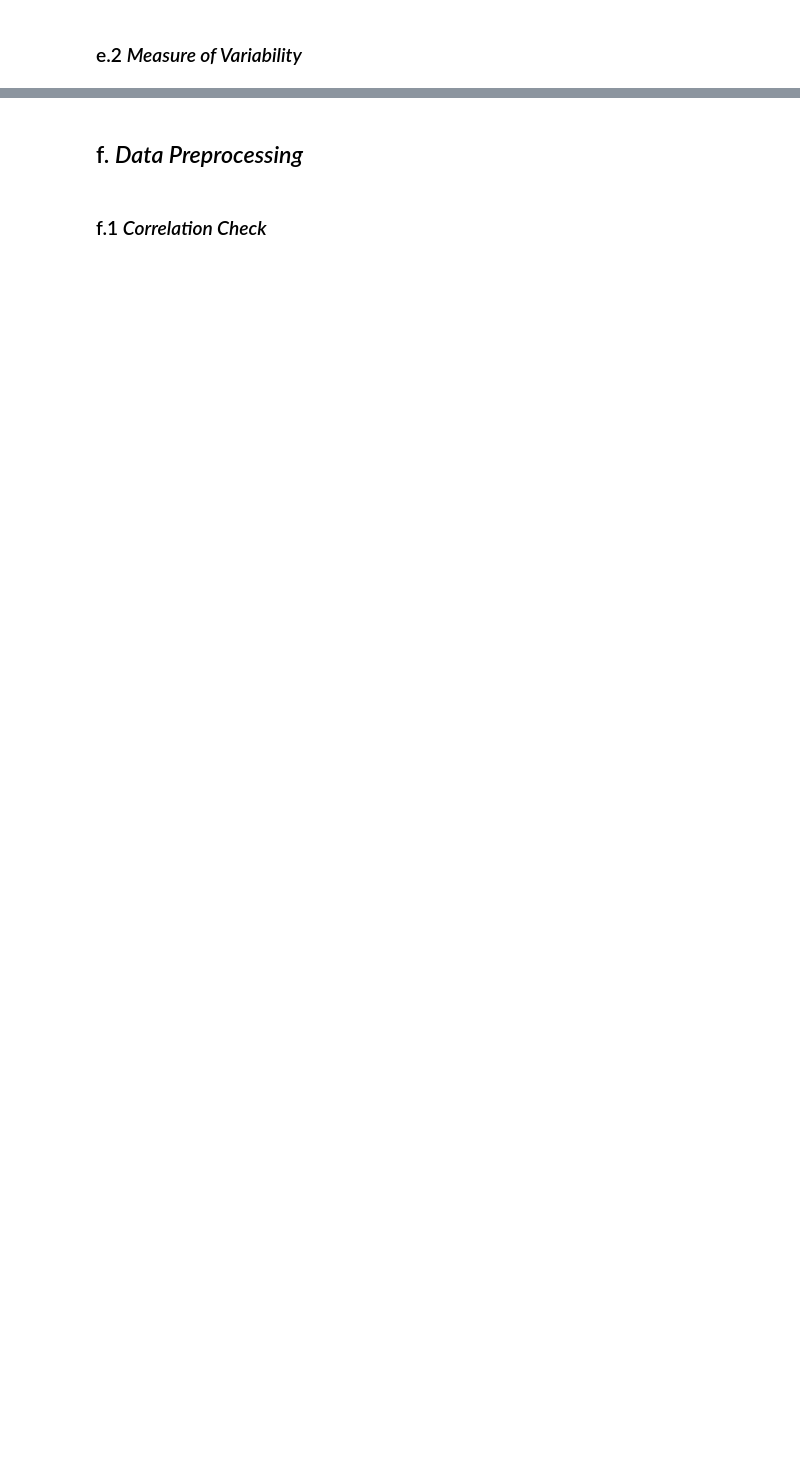
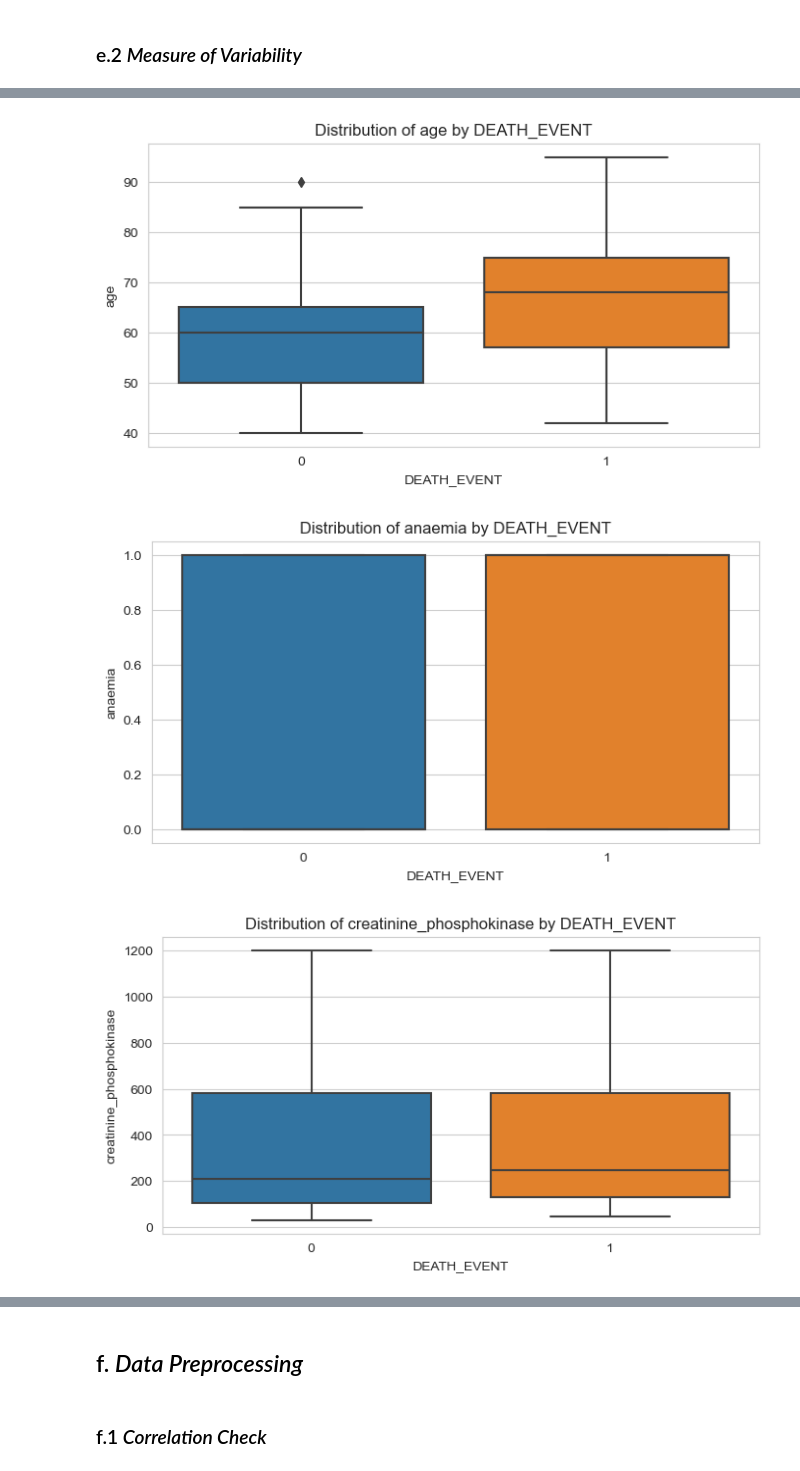
Before and after one commit to vincenta1206519/Hacktiv8_FinalProject, a Jupyter notebook: Final Project 3/PYTN_KampusMerdeka_fp3_Kelompok9.ipynb, the cells around one changed output, grey strips where cells are left out. Cells and saved outputs as stored; diff of their text form; code cells hidden in the pictures; blank space fills up the shorter version.

```diff
--- a/Final Project 3/PYTN_KampusMerdeka_fp3_Kelompok9.ipynb
+++ b/Final Project 3/PYTN_KampusMerdeka_fp3_Kelompok9.ipynb
@@ -271,0 +285,12 @@ array([ 1,  2,  3,  4,  5,  6,  7,  8,  9, 10])
+# %%
+# For each numerical feature from dataset plot with boxplot
+for column in df.select_dtypes(include='number').columns:
+    if column != 'DEATH_EVENT':
+        plt.figure(figsize=(8, 4))
+        sns.boxplot(x='DEATH_EVENT', y=column, data=df)
+        plt.title(f'Distribution of {column} by DEATH_EVENT')
+        plt.show()
+# %% [output]
+[figure, added]
+[figure, added]
+[figure, added]
```
Also changed, not shown: parts of 57 cells of this notebook, 4 other files.
